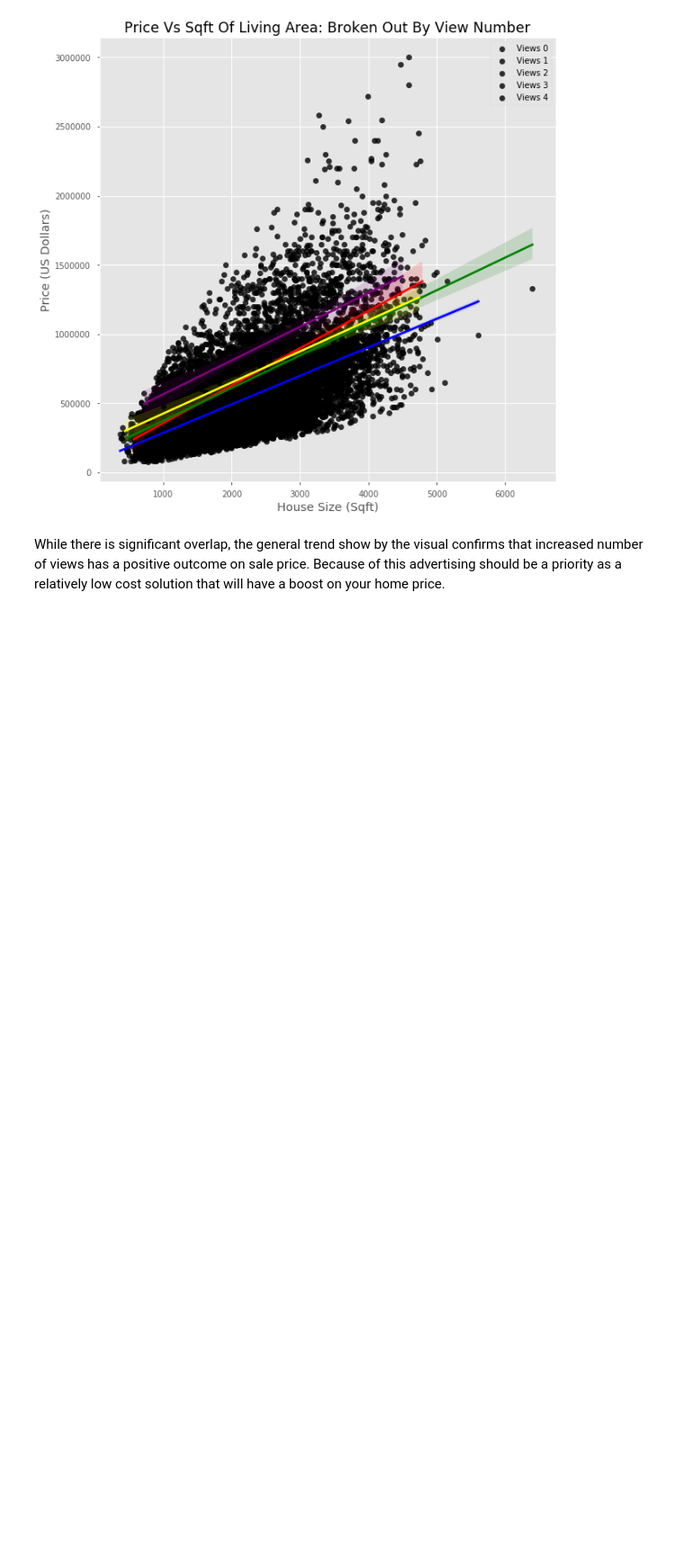
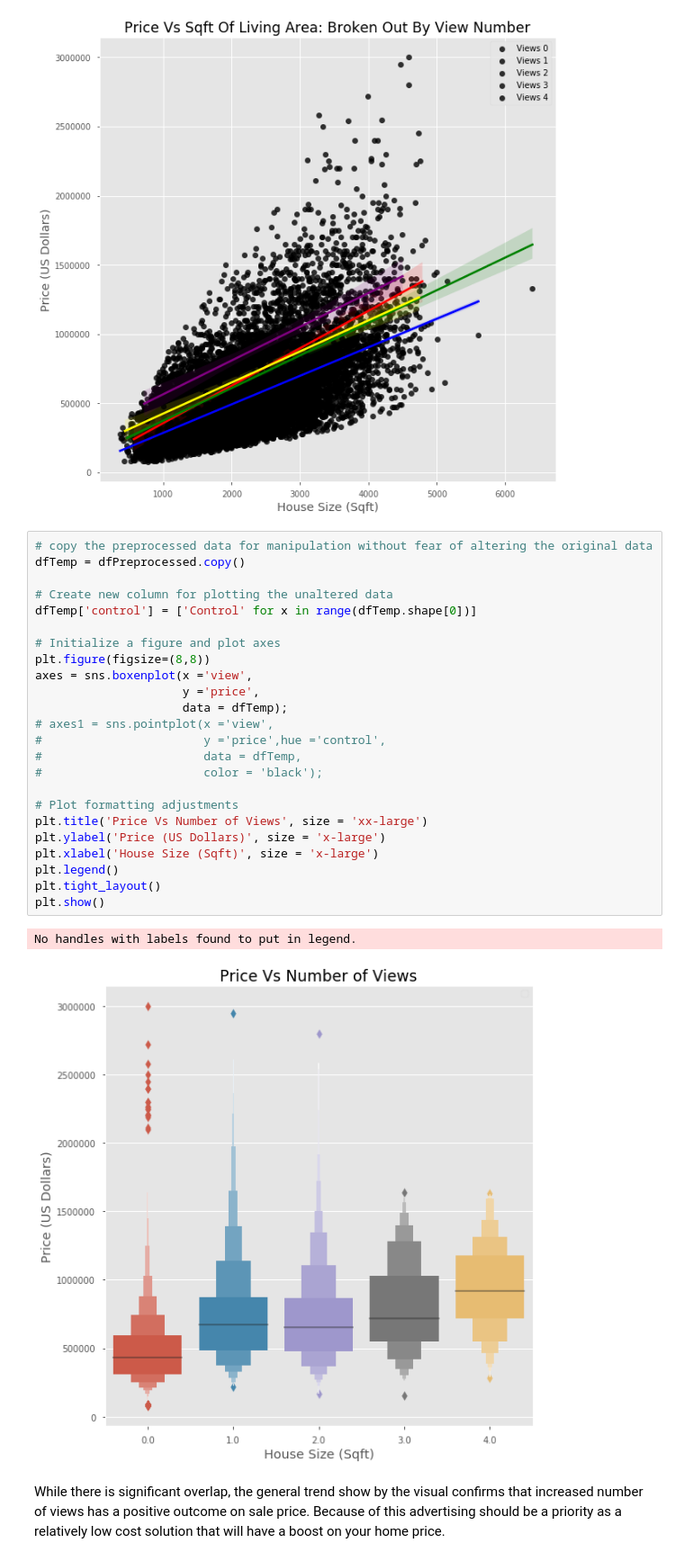
Before and after one commit to minthammock/dsc-mod-2-project-v2-1-onl01-dtsc-pt-041320, a Jupyter notebook: student.ipynb, the cells around one changed output. Shown at 90% size. Drawn from its saved outputs; the diff is of its cells as text; blank space fills up the shorter version.

```diff
--- a/student.ipynb
+++ b/student.ipynb
@@ -1176,6 +1176,33 @@ plt.legend()
 plt.show()
 # %% [output]
 [figure]
+# %%
+# copy the preprocessed data for manipulation without fear of altering the original data
+dfTemp = dfPreprocessed.copy()
+
+# Create new column for plotting the unaltered data
+dfTemp['control'] = ['Control' for x in range(dfTemp.shape[0])]
+
+# Initialize a figure and plot axes
+plt.figure(figsize=(8,8))
+axes = sns.boxenplot(x ='view',
+                     y ='price',
+                     data = dfTemp);
+# axes1 = sns.pointplot(x ='view',
+#                       y ='price',hue ='control',
+#                       data = dfTemp,
+#                       color = 'black');
+
+# Plot formatting adjustments
+plt.title('Price Vs Number of Views', size = 'xx-large')
+plt.ylabel('Price (US Dollars)', size = 'x-large')
+plt.xlabel('House Size (Sqft)', size = 'x-large')
+plt.legend()
+plt.tight_layout()
+plt.show()
+# %% [output]
+No handles with labels found to put in legend.
+[figure, added]
 # %% [markdown]
 While there is significant overlap, the general trend show by the visual confirms that increased number of views has a positive outcome on sale price. Because of this advertising should be a priority as a relatively low cost solution that will have a boost on your home price.
 # %% [markdown]
```
Also changed, not shown: parts of 5 cells of this notebook, 1 other file.
